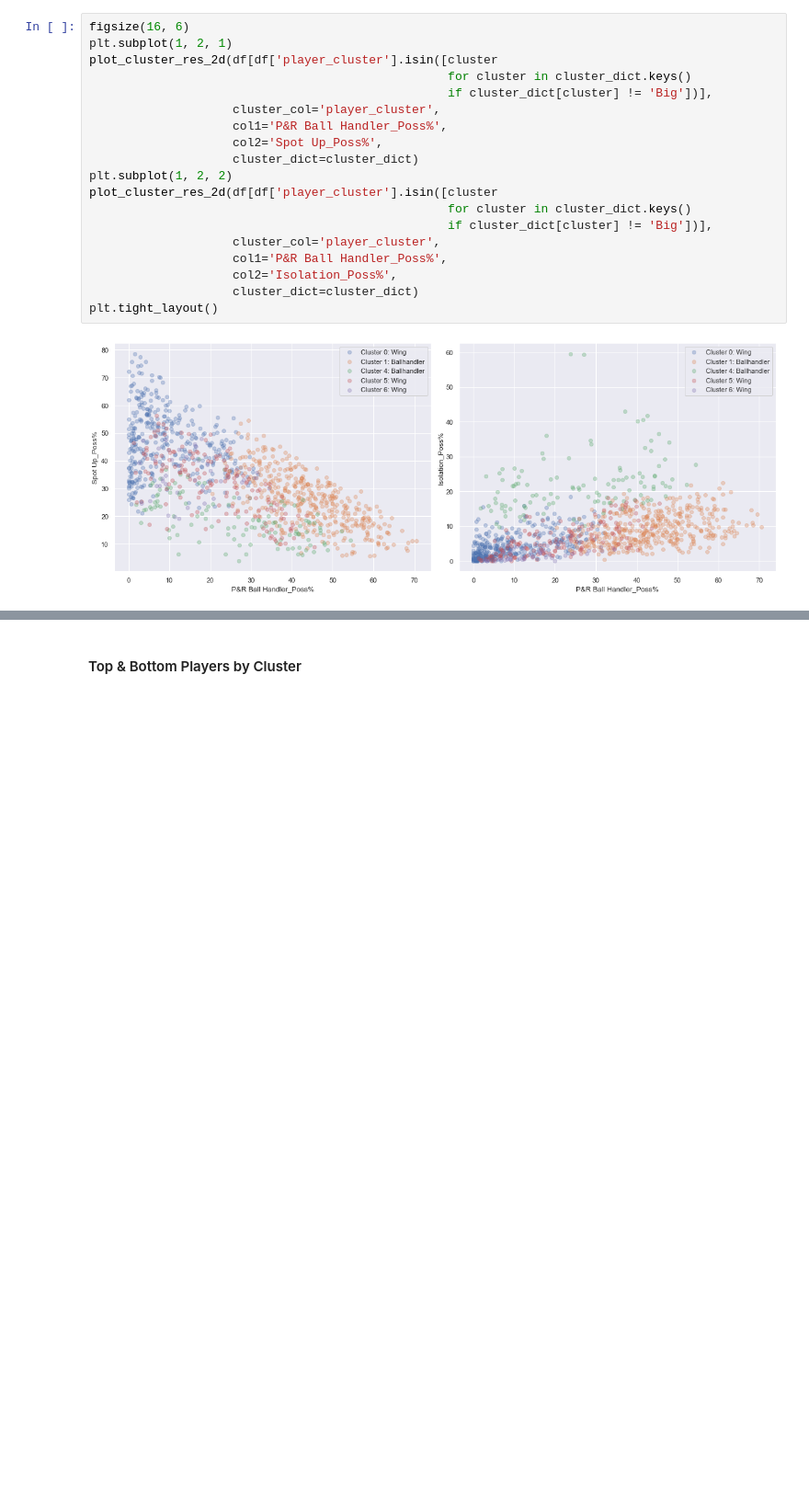
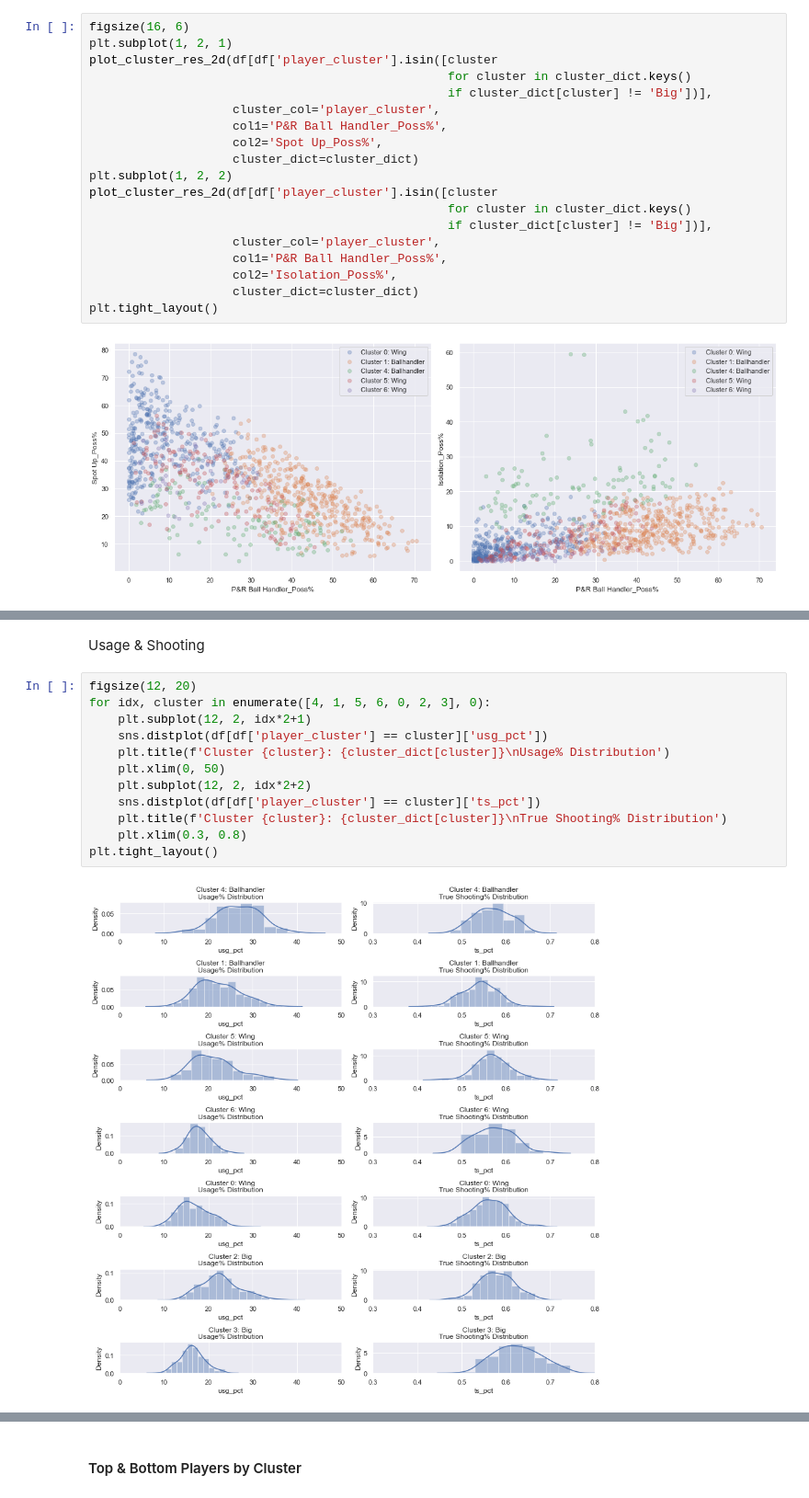
Before and after one commit to xulianrenzoku/synergy_clustering, a Jupyter notebook: nba_clustering_half_court.ipynb, the cells around one changed output, grey strips where cells are left out. Shown at 92% size. Cells and saved outputs as stored; diff of their text form; blank space fills up the shorter version.

```diff
--- a/nba_clustering_half_court.ipynb
+++ b/nba_clustering_half_court.ipynb
@@ -559,0 +591,16 @@ plt.tight_layout()
+# %% [markdown]
+Usage & Shooting
+# %%
+figsize(12, 20)
+for idx, cluster in enumerate([4, 1, 5, 6, 0, 2, 3], 0):
+    plt.subplot(12, 2, idx*2+1)
+    sns.distplot(df[df['player_cluster'] == cluster]['usg_pct'])
+    plt.title(f'Cluster {cluster}: {cluster_dict[cluster]}\nUsage% Distribution')
+    plt.xlim(0, 50)
+    plt.subplot(12, 2, idx*2+2)
+    sns.distplot(df[df['player_cluster'] == cluster]['ts_pct'])
+    plt.title(f'Cluster {cluster}: {cluster_dict[cluster]}\nTrue Shooting% Distribution')
+    plt.xlim(0.3, 0.8)
+plt.tight_layout()
+# %% [output]
+[figure, added]
```
Also changed, not shown: parts of 54 cells of this notebook.
